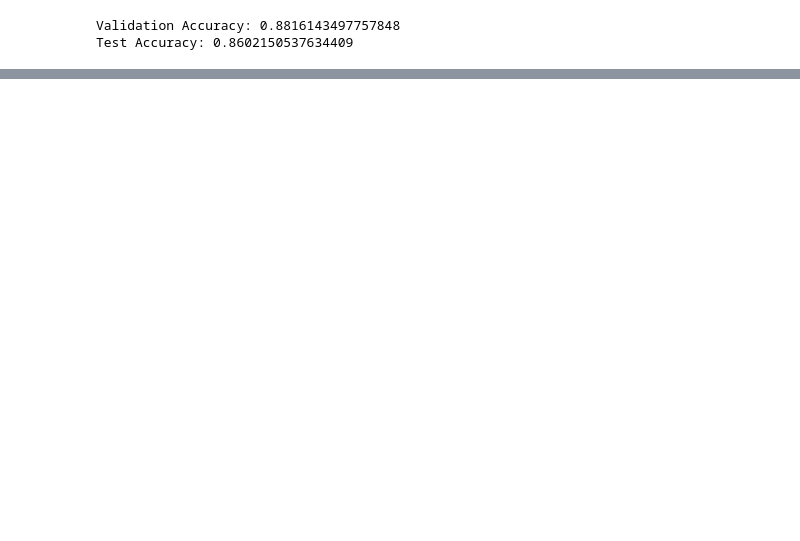
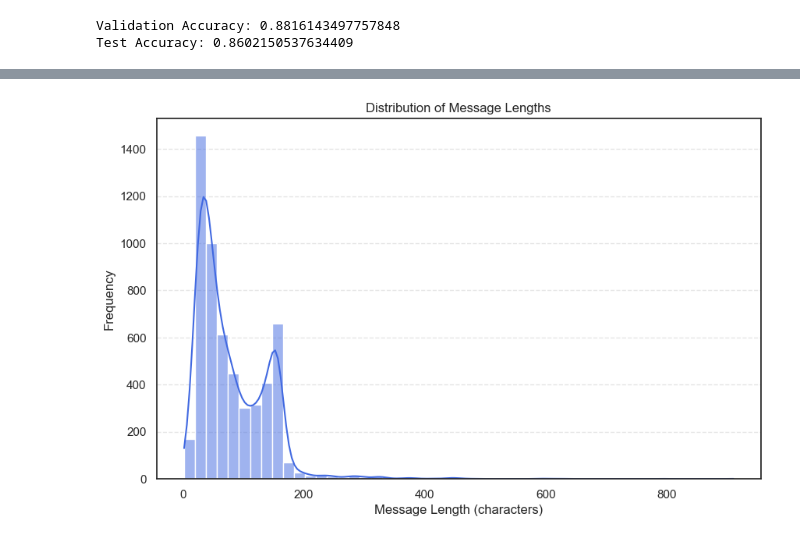
Before and after one commit to Phatban/Spam_Classification_Naive_Bayes, a Jupyter notebook: text_classification.ipynb, the cells around one changed output, grey strips where cells are left out. Cells and saved outputs as stored; diff of their text form; code cells hidden in the pictures; blank space fills up the shorter version.

```diff
--- a/text_classification.ipynb
+++ b/text_classification.ipynb
@@ -186,0 +226,14 @@ Predicted category for "Free entry in 2 a weekly competition to win tickets!": s
+# %%
+# 📏 Message Length Distribution
+message_lengths = [len(m) for m in df["Message"]]
+plt.figure(figsize=(10, 6))
+plt.grid(axis='y', linestyle='--', alpha=0.5)
+
+# Visualize message length distribution by histogram
+sns.histplot(message_lengths, bins=50, kde=True, color="royalblue")
+plt.title("Distribution of Message Lengths")
+plt.xlabel("Message Length (characters)")
+plt.ylabel("Frequency")
+plt.show()
+# %% [output]
+[figure, added]
```
Also changed, not shown: parts of 15 cells of this notebook, 1 other file.
